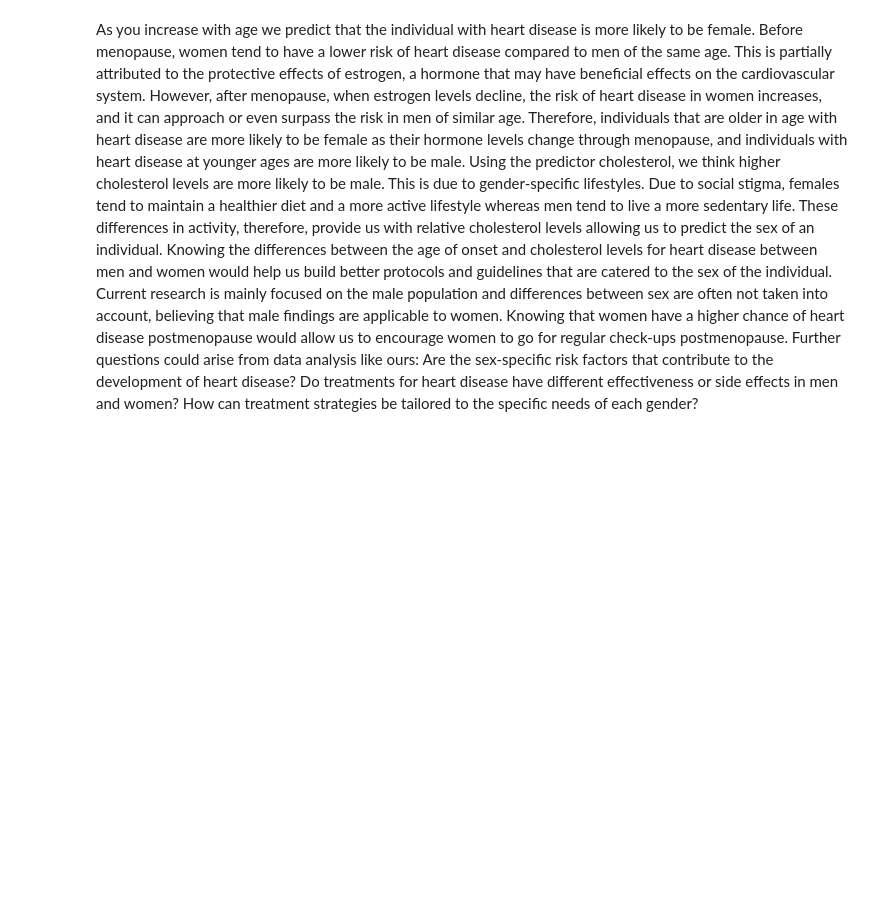
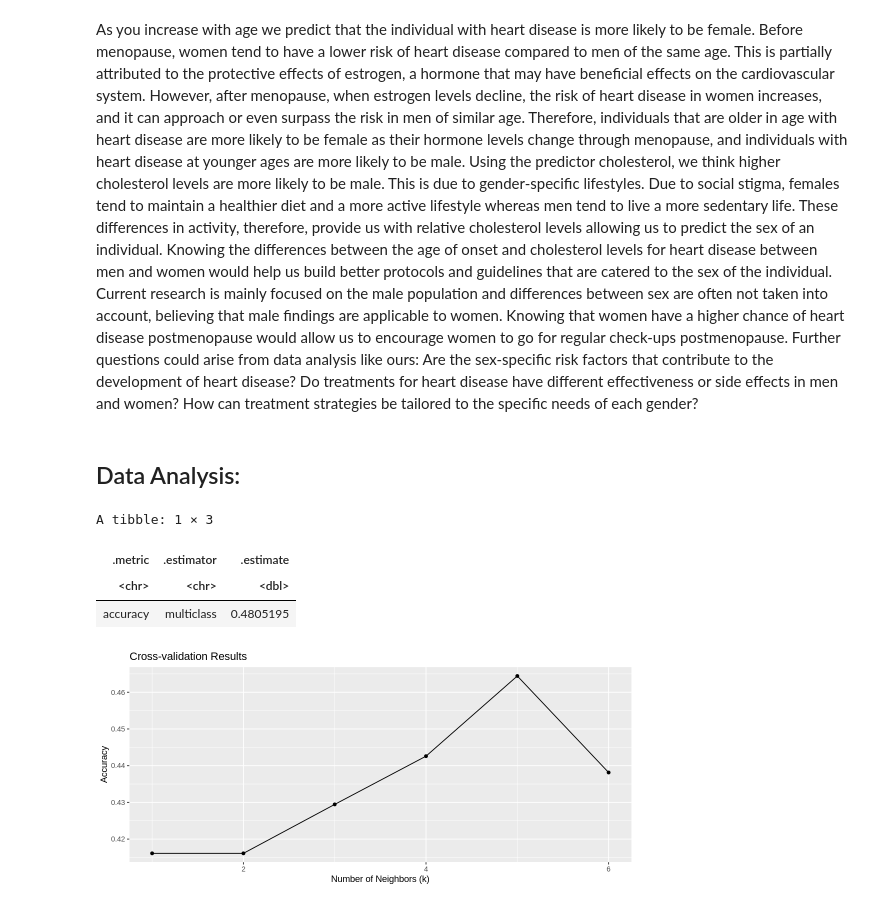
Before and after one commit to Skylertana/dsci-100-006-project-group2, a Jupyter notebook: localrepo.ipynb, the cells around one changed output. Saved outputs shown, nothing was run; the diff lists cells and outputs as text; code cells hidden in the pictures; blank space fills up the shorter version.

```diff
--- a/localrepo.ipynb
+++ b/localrepo.ipynb
@@ -175,3 +172,50 @@ As you increase with age we predict that the individual with heart disease is mo
 Knowing the differences between the age of onset and cholesterol levels for heart disease between men and women would help us build better protocols and guidelines that are catered to the sex of the individual. Current research is mainly focused on the male population and differences between sex are often not taken into account, believing that male findings are applicable to women. Knowing that women have a higher chance of heart disease postmenopause would allow us to encourage women to go for regular check-ups postmenopause.
 Further questions could arise from data analysis like ours:
 Are the sex-specific risk factors that contribute to the development of heart disease? Do treatments for heart disease have different effectiveness or side effects in men and women? How can treatment strategies be tailored to the specific needs of each gender?
+# %% [markdown]
+## Data Analysis:
+# %%
+set.seed(4321)
+
+heart_recipe <- recipe(cp ~ ., data = heart_train)
+
+knn_tune <- nearest_neighbor(weight_func = "rectangular", neighbors = tune()) |>
+      set_engine("kknn") |>
+      set_mode("classification")
+
+heart_vfold <- vfold_cv(heart_train, v = 5, strata = cp)
+vals <- tibble(neighbors = seq(from = 1, to = 6, by = 1))
+
+knn_workflow <- workflow() |>
+    add_recipe(heart_recipe) |>
+    add_model(knn_tune) |>
+    tune_grid(resamples = heart_vfold, grid = vals) |>
+    collect_metrics() |>
+    filter(.metric == "accuracy")
+
+cross_val_plot <- ggplot(knn_workflow, aes(x = neighbors, y = mean)) +
+  geom_point() +
+  geom_line() +
+  labs(x = "Number of Neighbors (k)", y = "Accuracy", title = "Cross-validation Results")
+cross_val_plot
+
+heart_spec <- nearest_neighbor(weight_func = "rectangular", neighbors = 5) |>
+    set_engine("kknn") |>
+    set_mode("classification")
+
+heart_fit <- workflow() |>
+      add_recipe(heart_recipe) |>
+      add_model(heart_spec) |>
+      fit(data = heart_train)
+
+heart_predictions <- predict(heart_fit,heart_test) |>
+       bind_cols(heart_test) |>
+       metrics(truth = cp, estimate = .pred_class) |>
+       filter(.metric == "accuracy")
+heart_predictions
+# %% [output]
+A tibble: 1 × 3
+| .metric | .estimator | .estimate |
+| <chr> | <chr> | <dbl> |
+| accuracy | multiclass | 0.4805195 |
+[figure, added]
```
Also changed, not shown: parts of 2 cells of this notebook.
